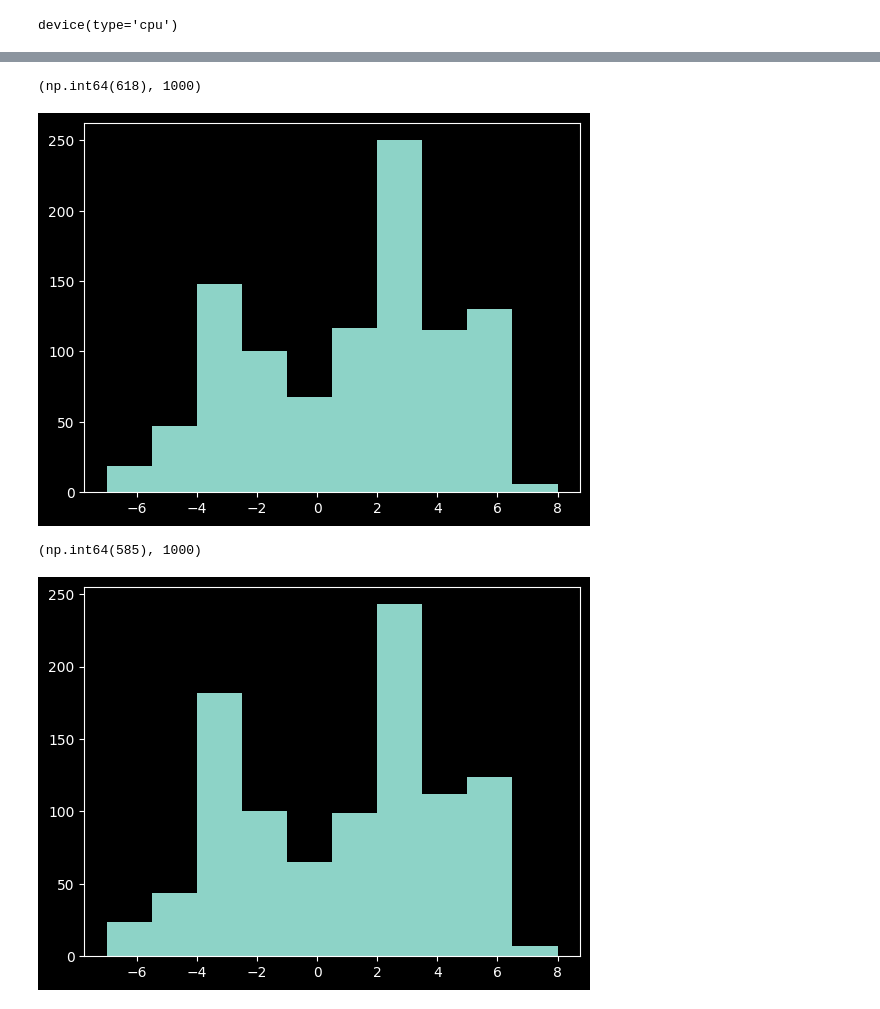
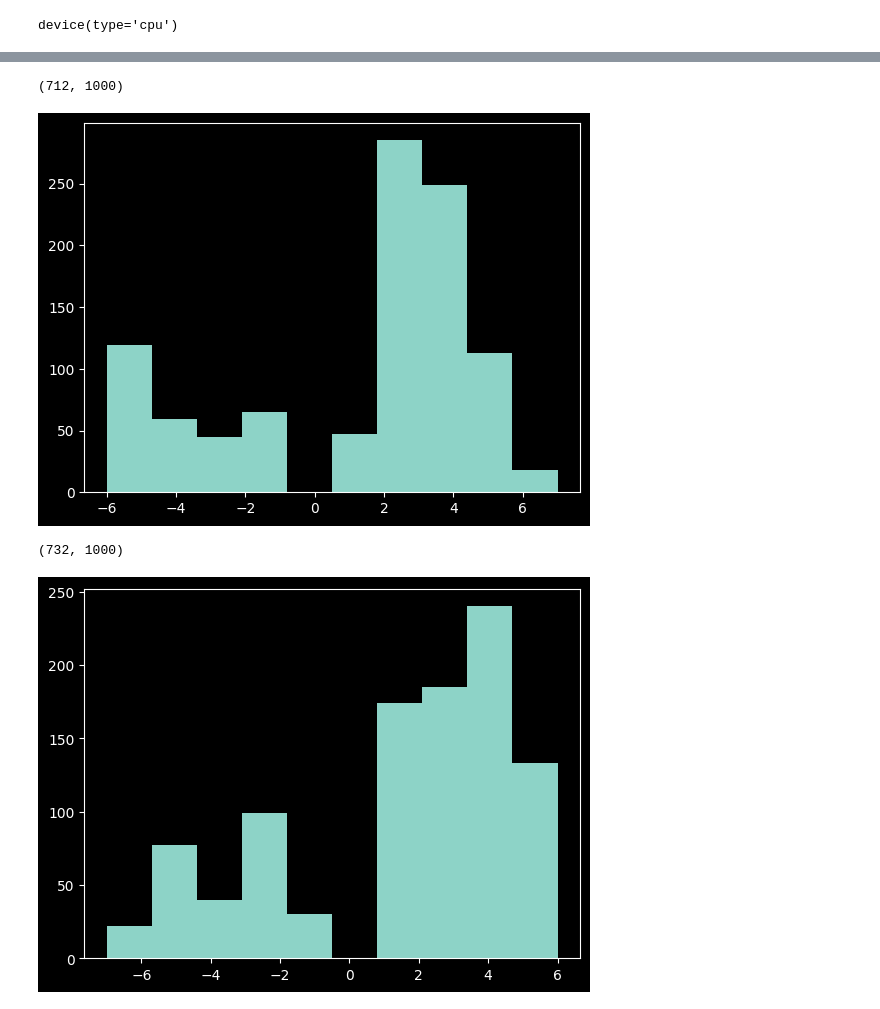
Before and after one commit to YeetTheFirst21/checkersRL, a Jupyter notebook: jupyter/double_q_learning.ipynb, the cells around one changed output, grey strips where cells are left out. Saved outputs shown, nothing was run; the diff lists cells and outputs as text; code cells hidden in the pictures.

Commit message:
Semi-working double q learning

```diff
--- a/jupyter/double_q_learning.ipynb
+++ b/jupyter/double_q_learning.ipynb
@@ -63,3 +70,6 @@ class DQN(nn.Module):
 		for layer in self.layers[:-1]:
 			state = F.relu(layer(state))
 		return self.layers[-1](state)
+# %%
+def move_result_to_reward(move_result: MoveResult) -> float:
+    return move_result.captured + move_result.promoted * 2
@@ -127,39 +171 @@ def q_s(dqn: DQN, current_state: Board) -> list[Action]:
-# %%
-BATCH_SIZE = 128 # number of transitions sampled from the replay buffer
-
-EPS_START = 0.9 # exploration rate
-EPS_END = 0.05
-EPS_DECAY = 1000
-TAU = 0.005 # update rate
-LR = 1e-4 # AdamW learning rate
-
-policy_net = DQN().to(device) # to be updated often
-target_net = DQN().to(device) # to be updated with TAU
-# policy_net.load_state_dict(torch.load("dqn80.pth"))
-target_net.load_state_dict(policy_net.state_dict())
-
-optimizer = optim.AdamW(policy_net.parameters(), lr=LR, amsgrad=True)
-steps_done = 0
-
-
-def select_action(board: Board) -> Action:
-	global steps_done
-	sample = random.random()
-	eps_threshold = EPS_END + (EPS_START - EPS_END) * \
-		math.exp(-1. * steps_done / EPS_DECAY)
-	steps_done += 1
-	if sample > eps_threshold:
-		with torch.no_grad():
-			state_values = q_s(policy_net, board)
-			return max(state_values, key=lambda x: x.value.item())
-
-	else:
-		possible_moves = []
-		for s in board.get_possible_pos():
-			for e in board.get_correct_moves(s):
-				possible_moves.append((s, e))
-		return Action(
-			random.choice(possible_moves),
-			torch.tensor([0], device=device)
-		)
 # %%
@@ -326,19 +365,19 @@ np.int64(225)
 # %%
 from matplotlib import pyplot as plt
 # %%
-stats = [run_game(target_net) for _ in range(1000)]
+stats = [run_game(Q_2) for _ in range(1000)]
 
 plt.hist(stats)
 sum(x > 0 for x in stats), len(stats)
 # %% [output]
-(np.int64(618), 1000)
+(712, 1000)
-[figure, old version]
+[figure, new version]
 # %%
-stats = [run_game(policy_net) for _ in range(1000)]
+stats = [run_game(Q_2) for _ in range(1000)]
 
 plt.hist(stats)
 sum(x > 0 for x in stats), len(stats)
 # %% [output]
-(np.int64(585), 1000)
+(732, 1000)
-[figure, old version]
+[figure, new version]
 # %%
```
Also changed, not shown: parts of 17 cells of this notebook.
